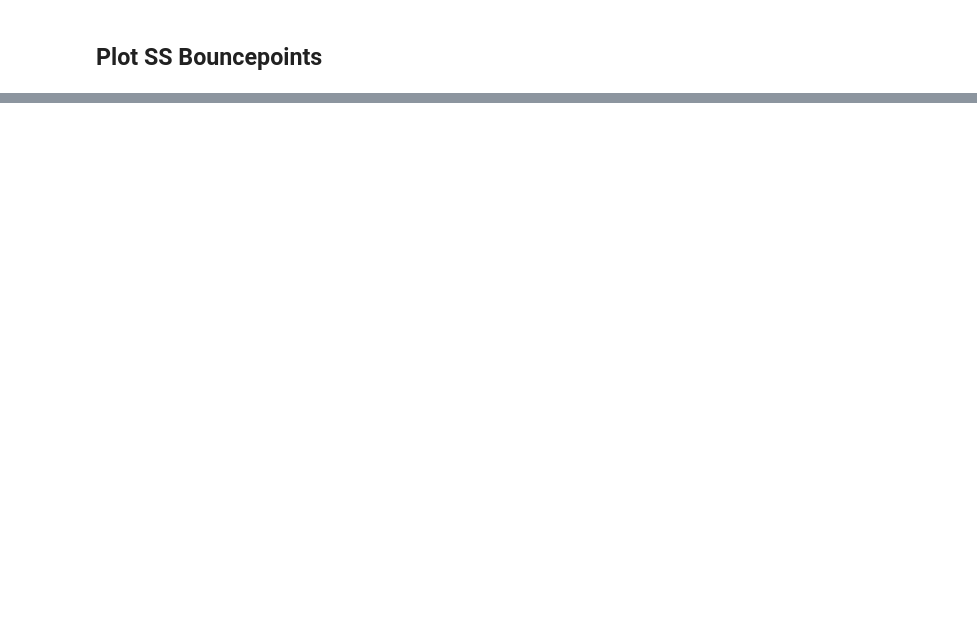
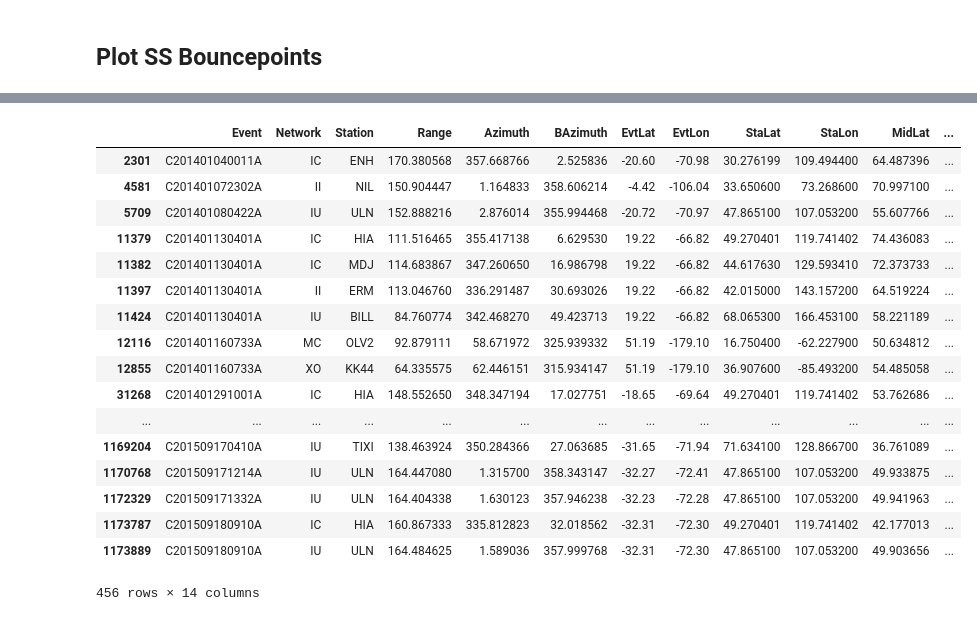
Before and after one commit to nmancinelli/ss-precursors, a Jupyter notebook: Plot_SS_Bounce_Points.ipynb, the cells around one changed output, grey strips where cells are left out. Drawn from its saved outputs; the diff is of its cells as text; code cells hidden in the pictures; blank space fills up the shorter version.

```diff
--- a/Plot_SS_Bounce_Points.ipynb
+++ b/Plot_SS_Bounce_Points.ipynb
@@ -62,0 +45,21 @@ plt.show()
+# %%
+df
+# %% [output]
+|  | Event | Network | Station | Range | Azimuth | BAzimuth | EvtLat | EvtLon | StaLat | StaLon | MidLat | ... |
+| 2301 | C201401040011A | IC | ENH | 170.380568 | 357.668766 | 2.525836 | -20.60 | -70.98 | 30.276199 | 109.494400 | 64.487396 | ... |
+| 4581 | C201401072302A | II | NIL | 150.904447 | 1.164833 | 358.606214 | -4.42 | -106.04 | 33.650600 | 73.268600 | 70.997100 | ... |
+| 5709 | C201401080422A | IU | ULN | 152.888216 | 2.876014 | 355.994468 | -20.72 | -70.97 | 47.865100 | 107.053200 | 55.607766 | ... |
+| 11379 | C201401130401A | IC | HIA | 111.516465 | 355.417138 | 6.629530 | 19.22 | -66.82 | 49.270401 | 119.741402 | 74.436083 | ... |
+| 11382 | C201401130401A | IC | MDJ | 114.683867 | 347.260650 | 16.986798 | 19.22 | -66.82 | 44.617630 | 129.593410 | 72.373733 | ... |
+| 11397 | C201401130401A | II | ERM | 113.046760 | 336.291487 | 30.693026 | 19.22 | -66.82 | 42.015000 | 143.157200 | 64.519224 | ... |
+| 11424 | C201401130401A | IU | BILL | 84.760774 | 342.468270 | 49.423713 | 19.22 | -66.82 | 68.065300 | 166.453100 | 58.221189 | ... |
+| 12116 | C201401160733A | MC | OLV2 | 92.879111 | 58.671972 | 325.939332 | 51.19 | -179.10 | 16.750400 | -62.227900 | 50.634812 | ... |
+| 12855 | C201401160733A | XO | KK44 | 64.335575 | 62.446151 | 315.934147 | 51.19 | -179.10 | 36.907600 | -85.493200 | 54.485058 | ... |
+| 31268 | C201401291001A | IC | HIA | 148.552650 | 348.347194 | 17.027751 | -18.65 | -69.64 | 49.270401 | 119.741402 | 53.762686 | ... |
+| ... | ... | ... | ... | ... | ... | ... | ... | ... | ... | ... | ... | ... |
+| 1169204 | C201509170410A | IU | TIXI | 138.463924 | 350.284366 | 27.063685 | -31.65 | -71.94 | 71.634100 | 128.866700 | 36.761089 | ... |
+| 1170768 | C201509171214A | IU | ULN | 164.447080 | 1.315700 | 358.343147 | -32.27 | -72.41 | 47.865100 | 107.053200 | 49.933875 | ... |
+| 1172329 | C201509171332A | IU | ULN | 164.404338 | 1.630123 | 357.946238 | -32.23 | -72.28 | 47.865100 | 107.053200 | 49.941963 | ... |
+| 1173787 | C201509180910A | IC | HIA | 160.867333 | 335.812823 | 32.018562 | -32.31 | -72.30 | 49.270401 | 119.741402 | 42.177013 | ... |
+| 1173889 | C201509180910A | IU | ULN | 164.484625 | 1.589036 | 357.999768 | -32.31 | -72.30 | 47.865100 | 107.053200 | 49.903656 | ... |
+456 rows × 14 columns
```
Also changed, not shown: parts of 3 cells of this notebook, 4 other files.
